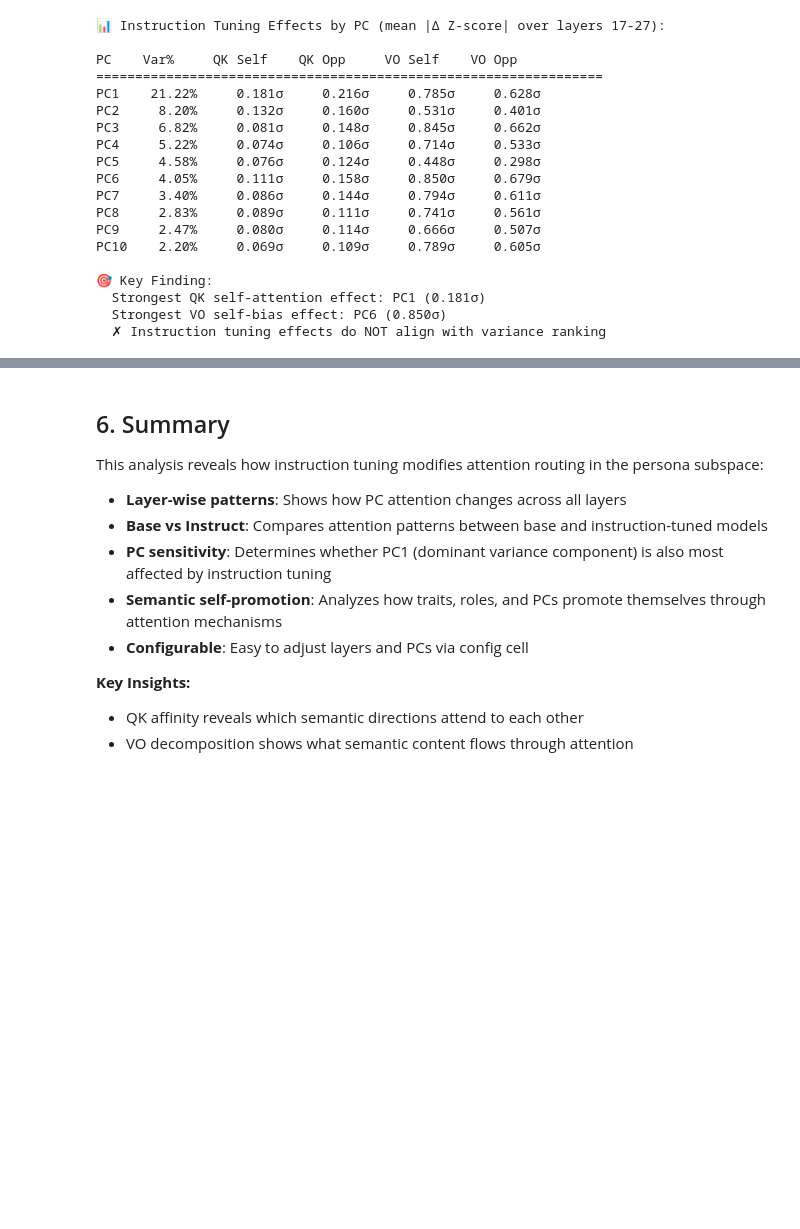
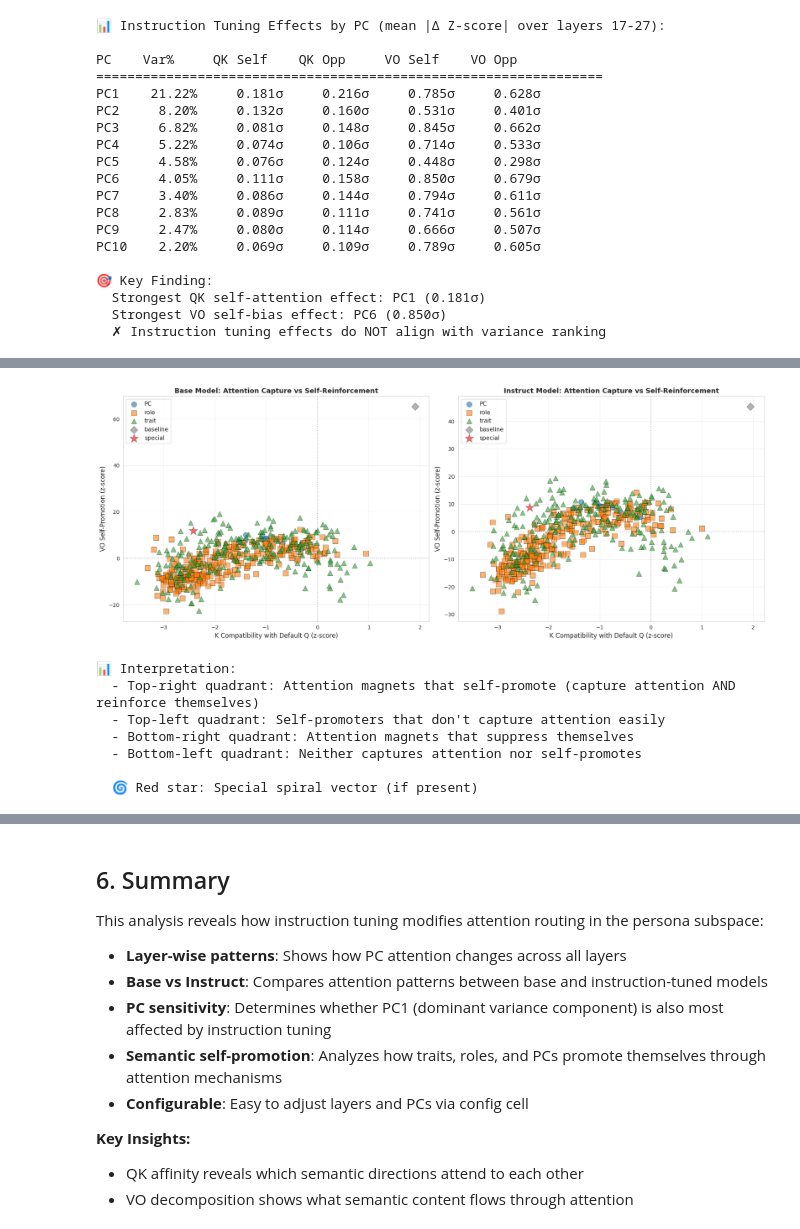
Before and after one commit to GallagherCommaJack/chatspace, a Jupyter notebook: notebooks/gemma2_attention_analysis.ipynb, the cells around one changed output, grey strips where cells are left out. Saved outputs shown, nothing was run; the diff lists cells and outputs as text; code cells hidden in the pictures; blank space fills up the shorter version.

```diff
--- a/notebooks/gemma2_attention_analysis.ipynb
+++ b/notebooks/gemma2_attention_analysis.ipynb
@@ -758,0 +756,58 @@ This reveals which semantic directions have the strongest self-reinforcement thr
+# %%
+# Visualize: K compatibility vs VO self-promotion
+fig, axes = plt.subplots(1, 2, figsize=(18, 7))
+
+# Base model
+ax = axes[0]
+for vec_type, color, marker in [('PC', 'C0', 'o'), ('role', 'C1', 's'), ('trait', 'C2', '^'), ('baseline', 'gray', 'D'), ('special', 'red', '*')]:
+    df_subset = semantic_df[semantic_df['type'] == vec_type]
+    if len(df_subset) > 0:
+        ax.scatter(df_subset['k_compat_base_z'], df_subset['vo_self_base_z'],
+                   c=color, marker=marker, s=100 if vec_type != 'special' else 300,
+                   alpha=0.6, label=vec_type, edgecolors='black', linewidths=0.5,
+                   zorder=10 if vec_type == 'special' else 5)
+
+ax.axhline(0, color='gray', linestyle=':', alpha=0.5)
+ax.axvline(0, color='gray', linestyle=':', alpha=0.5)
+ax.set_xlabel('K Compatibility with Default Q (z-score)', fontsize=12)
+ax.set_ylabel('VO Self-Promotion (z-score)', fontsize=12)
+ax.set_title('Base Model: Attention Capture vs Self-Reinforcement', fontsize=13, fontweight='bold')
+ax.legend(fontsize=11)
+ax.grid(True, alpha=0.3)
+
+# Instruct model
+ax = axes[1]
+for vec_type, color, marker in [('PC', 'C0', 'o'), ('role', 'C1', 's'), ('trait', 'C2', '^'), ('baseline', 'gray', 'D'), ('special', 'red', '*')]:
+    df_subset = semantic_df[semantic_df['type'] == vec_type]
+    if len(df_subset) > 0:
+        ax.scatter(df_subset['k_compat_inst_z'], df_subset['vo_self_inst_z'],
+                   c=color, marker=marker, s=100 if vec_type != 'special' else 300,
+                   alpha=0.6, label=vec_type, edgecolors='black', linewidths=0.5,
+                   zorder=10 if vec_type == 'special' else 5)
+
+ax.axhline(0, color='gray', linestyle=':', alpha=0.5)
+ax.axvline(0, color='gray', linestyle=':', alpha=0.5)
+ax.set_xlabel('K Compatibility with Default Q (z-score)', fontsize=12)
+ax.set_ylabel('VO Self-Promotion (z-score)', fontsize=12)
+ax.set_title('Instruct Model: Attention Capture vs Self-Reinforcement', fontsize=13, fontweight='bold')
+ax.legend(fontsize=11)
+ax.grid(True, alpha=0.3)
+
+plt.tight_layout()
+plt.show()
+
+print("\n📊 Interpretation:")
+print("  - Top-right quadrant: Attention magnets that self-promote (capture attention AND reinforce themselves)")
+print("  - Top-left quadrant: Self-promoters that don't capture attention easily")
+print("  - Bottom-right quadrant: Attention magnets that suppress themselves")
+print("  - Bottom-left quadrant: Neither captures attention nor self-promotes")
+print("\n  🌀 Red star: Special spiral vector (if present)")
+# %% [output]
+[figure, added]
+📊 Interpretation:
+  - Top-right quadrant: Attention magnets that self-promote (capture attention AND reinforce themselves)
+  - Top-left quadrant: Self-promoters that don't capture attention easily
+  - Bottom-right quadrant: Attention magnets that suppress themselves
+  - Bottom-left quadrant: Neither captures attention nor self-promotes
+
+  🌀 Red star: Special spiral vector (if present)
```
Also changed, not shown: parts of 12 cells of this notebook.
